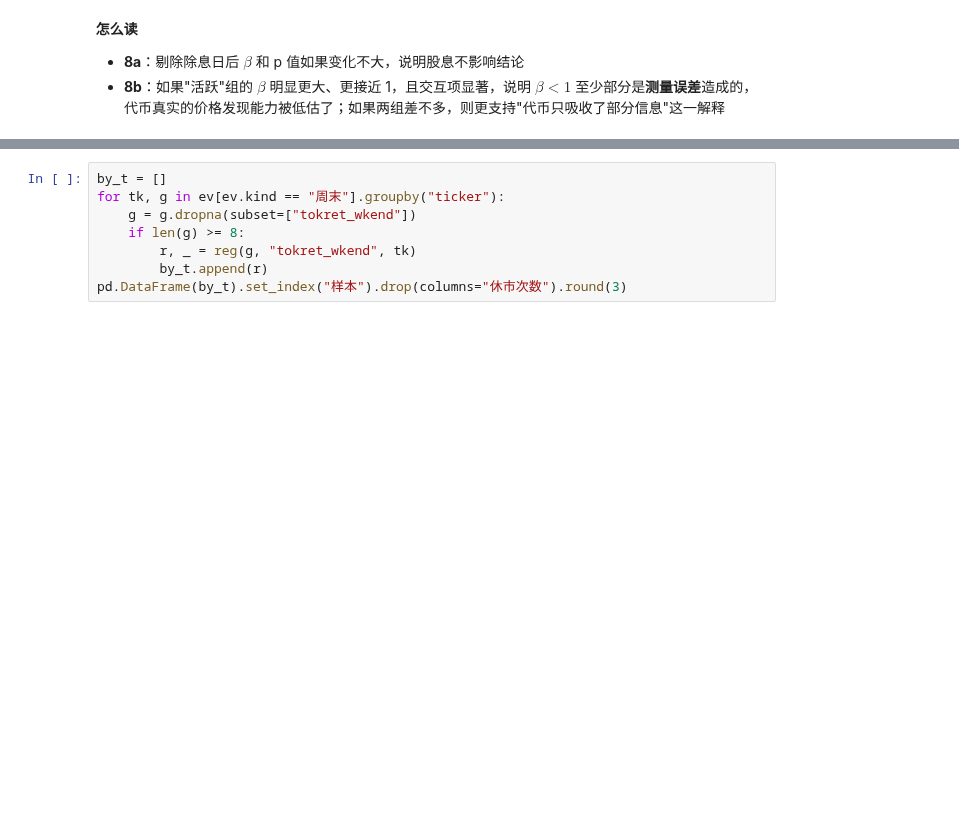
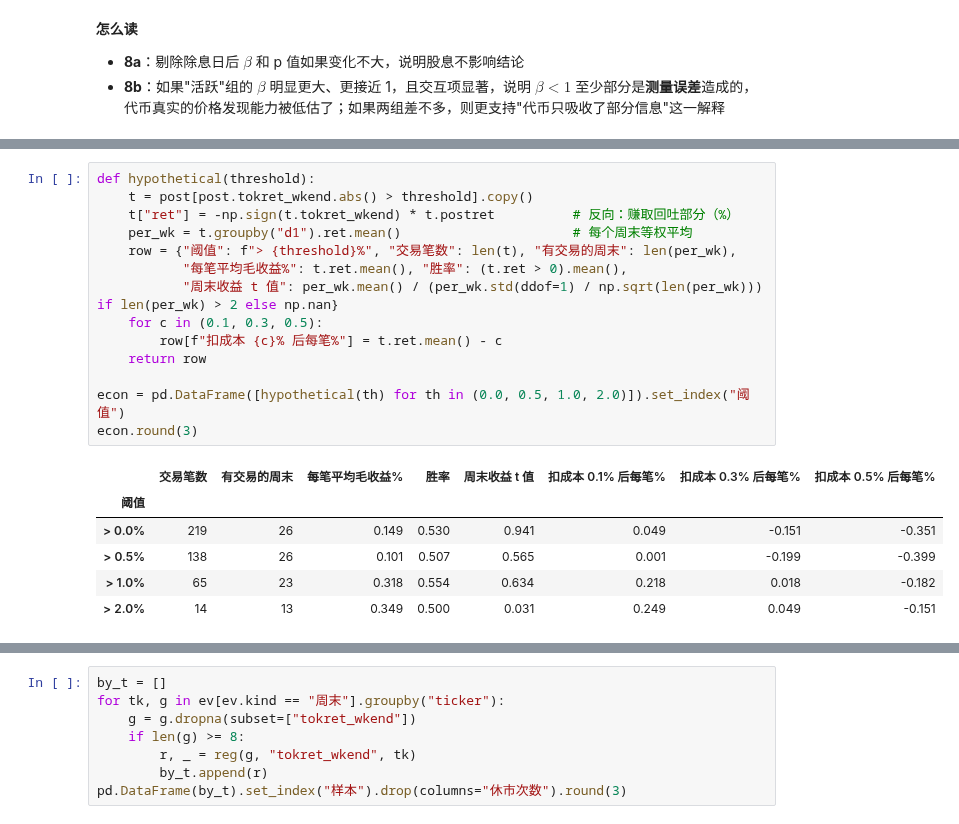
Before and after one commit to KFANG1999/tokenized-stock-data, a Jupyter notebook: analysis/02_休市价格发现.ipynb, the cells around one changed output, grey strips where cells are left out. Cells and saved outputs as stored; diff of their text form; blank space fills up the shorter version.

```diff
--- a/analysis/02_休市价格发现.ipynb
+++ b/analysis/02_休市价格发现.ipynb
@@ -503,0 +541,21 @@ for label, col in [("按成交额", "active_vol"), ("按有成交的小时数",
+# %%
+def hypothetical(threshold):
+    t = post[post.tokret_wkend.abs() > threshold].copy()
+    t["ret"] = -np.sign(t.tokret_wkend) * t.postret          # 反向：赚取回吐部分（%）
+    per_wk = t.groupby("d1").ret.mean()                      # 每个周末等权平均
+    row = {"阈值": f"> {threshold}%", "交易笔数": len(t), "有交易的周末": len(per_wk),
+           "每笔平均毛收益%": t.ret.mean(), "胜率": (t.ret > 0).mean(),
+           "周末收益 t 值": per_wk.mean() / (per_wk.std(ddof=1) / np.sqrt(len(per_wk))) if len(per_wk) > 2 else np.nan}
+    for c in (0.1, 0.3, 0.5):
+        row[f"扣成本 {c}% 后每笔%"] = t.ret.mean() - c
+    return row
+
+econ = pd.DataFrame([hypothetical(th) for th in (0.0, 0.5, 1.0, 2.0)]).set_index("阈值")
+econ.round(3)
+# %% [output]
+|  | 交易笔数 | 有交易的周末 | 每笔平均毛收益% | 胜率 | 周末收益 t 值 | 扣成本 0.1% 后每笔% | 扣成本 0.3% 后每笔% | 扣成本 0.5% 后每笔% |
+| 阈值 |  |  |  |  |  |  |  |  |
+| > 0.0% | 219 | 26 | 0.149 | 0.530 | 0.941 | 0.049 | -0.151 | -0.351 |
+| > 0.5% | 138 | 26 | 0.101 | 0.507 | 0.565 | 0.001 | -0.199 | -0.399 |
+| > 1.0% | 65 | 23 | 0.318 | 0.554 | 0.634 | 0.218 | 0.018 | -0.182 |
+| > 2.0% | 14 | 13 | 0.349 | 0.500 | 0.031 | 0.249 | 0.049 | -0.151 |
```
Also changed, not shown: parts of 7 cells of this notebook.
